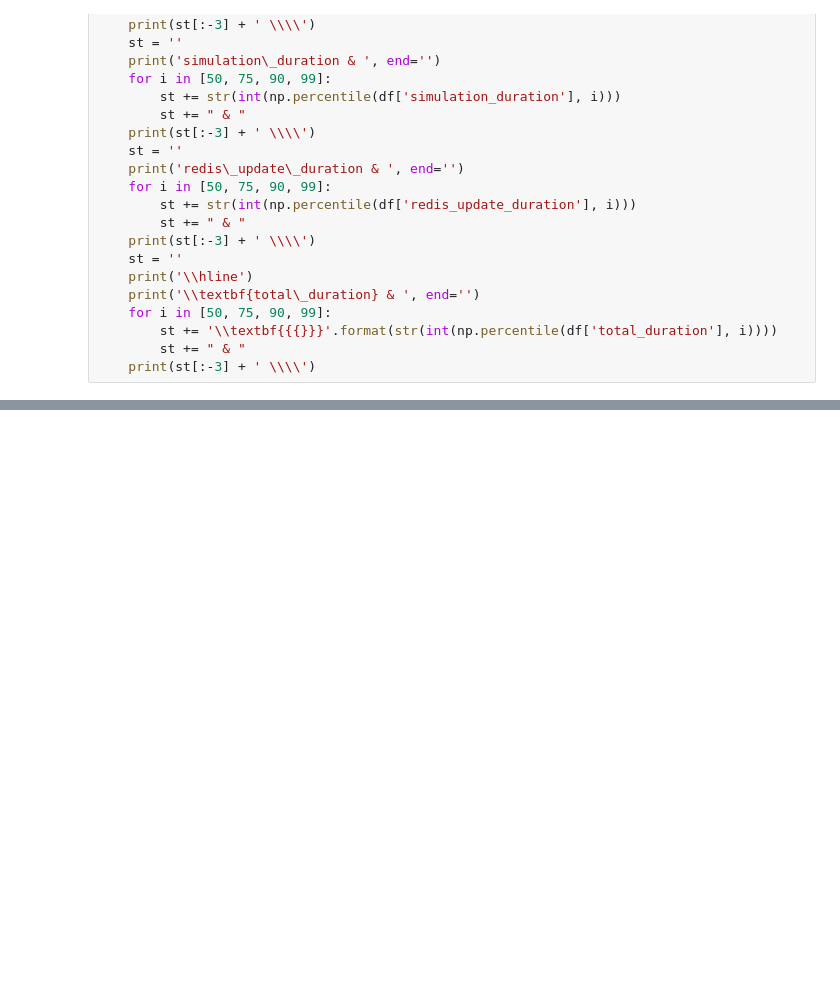
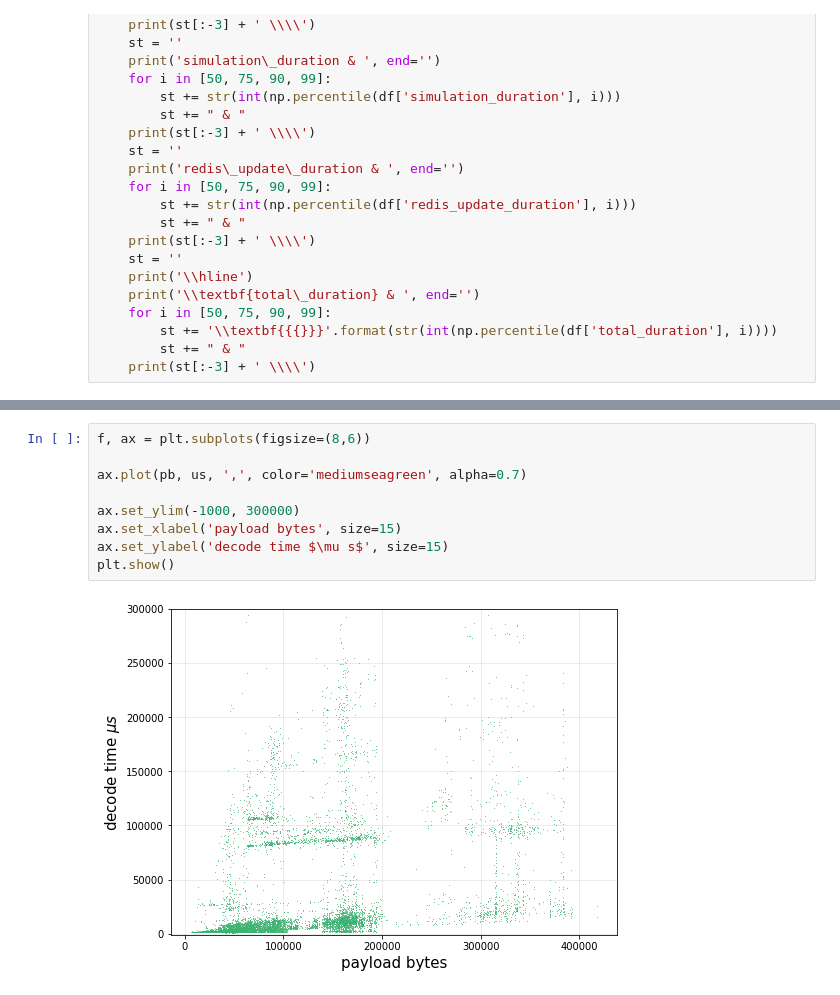
Before and after one commit to michaelneuder/relay-data, a Jupyter notebook: rsy/v2.ipynb, the cells around one changed output, grey strips where cells are left out. Saved outputs shown, nothing was run; the diff lists cells and outputs as text; blank space fills up the shorter version.

```diff
--- a/rsy/v2.ipynb
+++ b/rsy/v2.ipynb
@@ -193,0 +238,11 @@ def printdf(df):
+# %%
+f, ax = plt.subplots(figsize=(8,6))
+
+ax.plot(pb, us, ',', color='mediumseagreen', alpha=0.7)
+
+ax.set_ylim(-1000, 300000)
+ax.set_xlabel('payload bytes', size=15)
+ax.set_ylabel('decode time $\mu s$', size=15)
+plt.show()
+# %% [output]
+[figure, added]
```
Also changed, not shown: parts of 4 cells of this notebook.
